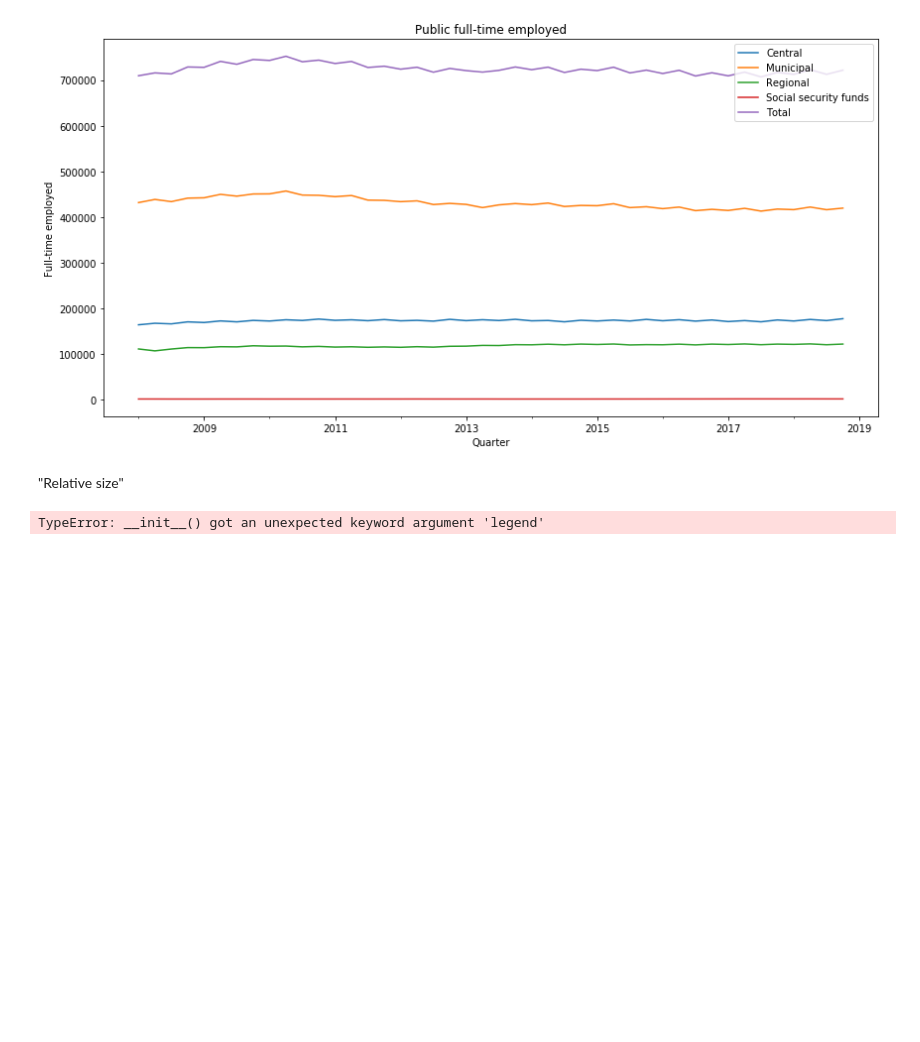
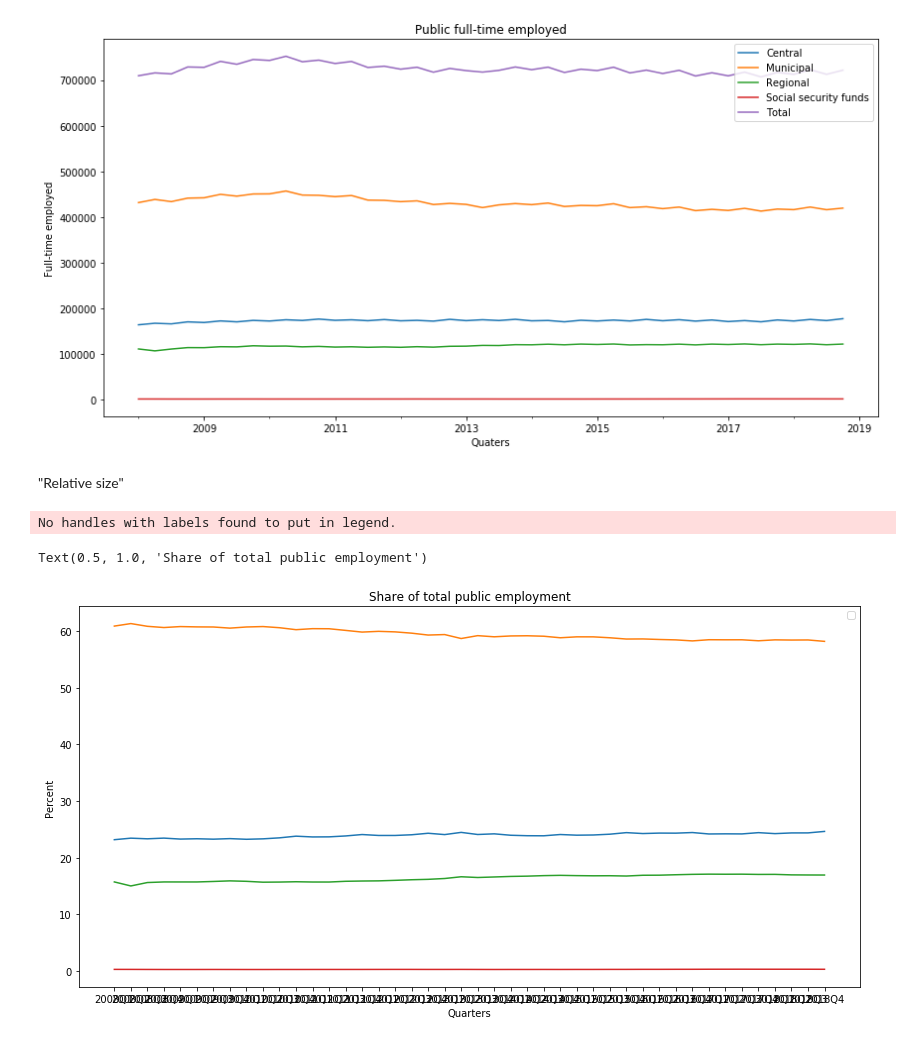
Before and after one commit to NumEconCopenhagen/projects-2019-nx31, a Jupyter notebook: dataproject/NX31_Data_Project.ipynb, the cells around one changed output. Saved outputs shown, nothing was run; the diff lists cells and outputs as text; code cells hidden in the pictures; blank space fills up the shorter version.

```diff
--- a/dataproject/NX31_Data_Project.ipynb
+++ b/dataproject/NX31_Data_Project.ipynb
@@ -145,16 +146,19 @@ rc_municipal = FTEG['Municipal']/FTEG['Total']*100
 rc_regional = FTEG['Regional']/FTEG['Total']*100
 rc_social = FTEG['Social security funds']/FTEG['Total']*100
 # %%
-fig2 = plt.figure(figsize=(14,7), legend=True)
+fig2 = plt.figure(figsize=(14,7))
 ax = plt.subplot(1,1,1)
 ax.plot(rc_central)
 ax.plot(rc_municipal)
 ax.plot(rc_regional)
 ax.plot(rc_social)
-ax.set_xlable("Quarters")
-ax.set_ylable("Percent")
+ax.set_xlabel("Quarters")
+ax.set_ylabel("Percent")
+ax.legend()
 ax.set_title("Share of total public employment")
 # %% [output]
-TypeError: __init__() got an unexpected keyword argument 'legend'
+No handles with labels found to put in legend.
+Text(0.5, 1.0, 'Share of total public employment')
+[figure, added]
 # %%
 FTEG_raw["Quarter"].str.split("Q")
```
Also changed, not shown: parts of 2 cells of this notebook.
